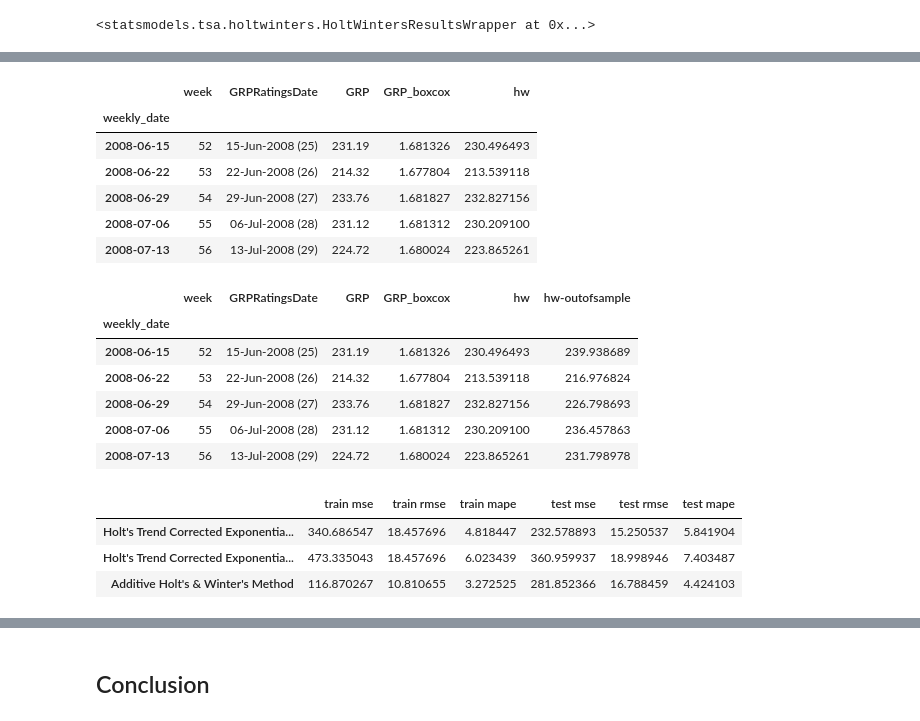
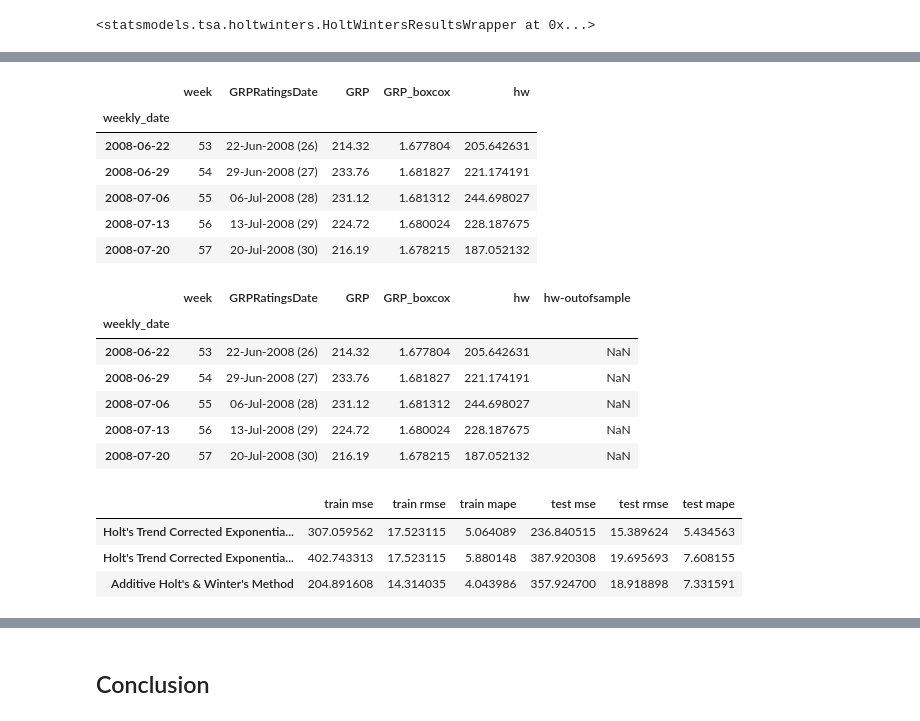
Before and after one commit to tkokkeng/KE5108-TVChannelRatings, a Jupyter notebook: holtwinter.ipynb, the cells around one changed output, grey strips where cells are left out. Drawn from its saved outputs; the diff is of its cells as text; code cells hidden in the pictures.

```diff
--- a/holtwinter.ipynb
+++ b/holtwinter.ipynb
@@ -412,0 +405,3 @@ a_test_ts_df.head()
+# %%
+all_ts_df = pd.read_csv('data/transformedRatings.csv', index_col=0, parse_dates=True)
+all_ts_df.head()
@@ -413,32 +416,35 @@ a_test_ts_df.head()
 # %%
-hw_test = sm.tsa.ExponentialSmoothing(a_test_ts_df['GRP_boxcox'], trend="additive", damped=False,
+hw_test = sm.tsa.ExponentialSmoothing(all_ts_df['GRP_boxcox'], trend="additive", damped=False,
                                       seasonal="additive", seasonal_periods=FREQ).fit(
     smoothing_level=hw_train.params['smoothing_level'],
     smoothing_slope=hw_train.params['smoothing_slope'],
     smoothing_seasonal=hw_train.params['smoothing_seasonal'],
     damping_slope=hw_train.params['damping_slope'],
     optimized=False)
-a_test_ts_df['hw'] = inv_boxcox(hw_test.predict(0, len(a_test_ts_df) - 1), BOXCOX_LAMBDA)
+
+all_ts_df['hw'] = inv_boxcox(hw_test.predict(0, len(all_ts_df) - 1), BOXCOX_LAMBDA)
+
+a_test_ts_df = all_ts_df.loc['18/6/2008':].copy()
 a_test_ts_df.head()
 # %% [output]
 |  | week | GRPRatingsDate | GRP | GRP_boxcox | hw |
 | weekly_date |  |  |  |  |  |
-| 2008-06-15 | 52 | 15-Jun-2008 (25) | 231.19 | 1.681326 | 230.496493 |
-| 2008-06-22 | 53 | 22-Jun-2008 (26) | 214.32 | 1.677804 | 213.539118 |
-| 2008-06-29 | 54 | 29-Jun-2008 (27) | 233.76 | 1.681827 | 232.827156 |
-| 2008-07-06 | 55 | 06-Jul-2008 (28) | 231.12 | 1.681312 | 230.209100 |
-| 2008-07-13 | 56 | 13-Jul-2008 (29) | 224.72 | 1.680024 | 223.865261 |
+| 2008-06-22 | 53 | 22-Jun-2008 (26) | 214.32 | 1.677804 | 205.642631 |
+| 2008-06-29 | 54 | 29-Jun-2008 (27) | 233.76 | 1.681827 | 221.174191 |
+| 2008-07-06 | 55 | 06-Jul-2008 (28) | 231.12 | 1.681312 | 244.698027 |
+| 2008-07-13 | 56 | 13-Jul-2008 (29) | 224.72 | 1.680024 | 228.187675 |
+| 2008-07-20 | 57 | 20-Jul-2008 (30) | 216.19 | 1.678215 | 187.052132 |
 # %%
 a_test_ts_df['hw-outofsample'] = inv_boxcox(hw_train.predict(start=len(train_ts_df)-1, end=len(train_ts_df) + len(a_test_ts_df)-2), BOXCOX_LAMBDA)
 a_test_ts_df.head()
 # %% [output]
 |  | week | GRPRatingsDate | GRP | GRP_boxcox | hw | hw-outofsample |
 | weekly_date |  |  |  |  |  |  |
-| 2008-06-15 | 52 | 15-Jun-2008 (25) | 231.19 | 1.681326 | 230.496493 | 239.938689 |
-| 2008-06-22 | 53 | 22-Jun-2008 (26) | 214.32 | 1.677804 | 213.539118 | 216.976824 |
-| 2008-06-29 | 54 | 29-Jun-2008 (27) | 233.76 | 1.681827 | 232.827156 | 226.798693 |
-| 2008-07-06 | 55 | 06-Jul-2008 (28) | 231.12 | 1.681312 | 230.209100 | 236.457863 |
-| 2008-07-13 | 56 | 13-Jul-2008 (29) | 224.72 | 1.680024 | 223.865261 | 231.798978 |
+| 2008-06-22 | 53 | 22-Jun-2008 (26) | 214.32 | 1.677804 | 205.642631 | NaN |
+| 2008-06-29 | 54 | 29-Jun-2008 (27) | 233.76 | 1.681827 | 221.174191 | NaN |
+| 2008-07-06 | 55 | 06-Jul-2008 (28) | 231.12 | 1.681312 | 244.698027 | NaN |
+| 2008-07-13 | 56 | 13-Jul-2008 (29) | 224.72 | 1.680024 | 228.187675 | NaN |
+| 2008-07-20 | 57 | 20-Jul-2008 (30) | 216.19 | 1.678215 | 187.052132 | NaN |
 # %%
 hw_train_mse = mean_squared_error(train_ts_df['GRP'].values, train_ts_df['hw'].values)
 hw_train_rmse = np.sqrt(hw_train_mse)
@@ -457,7 +463,7 @@ results_df = pd.DataFrame(results_list,
 results_df
 # %% [output]
 |  | train mse | train rmse | train mape | test mse | test rmse | test mape |
-| Holt's Trend Corrected Exponentia... | 340.686547 | 18.457696 | 4.818447 | 232.578893 | 15.250537 | 5.841904 |
-| Holt's Trend Corrected Exponentia... | 473.335043 | 18.457696 | 6.023439 | 360.959937 | 18.998946 | 7.403487 |
-| Additive Holt's & Winter's Method | 116.870267 | 10.810655 | 3.272525 | 281.852366 | 16.788459 | 4.424103 |
+| Holt's Trend Corrected Exponentia... | 307.059562 | 17.523115 | 5.064089 | 236.840515 | 15.389624 | 5.434563 |
+| Holt's Trend Corrected Exponentia... | 402.743313 | 17.523115 | 5.880148 | 387.920308 | 19.695693 | 7.608155 |
+| Additive Holt's & Winter's Method | 204.891608 | 14.314035 | 4.043986 | 357.924700 | 18.918898 | 7.331591 |
 # %%
```
Also changed, not shown: parts of 33 cells of this notebook.
